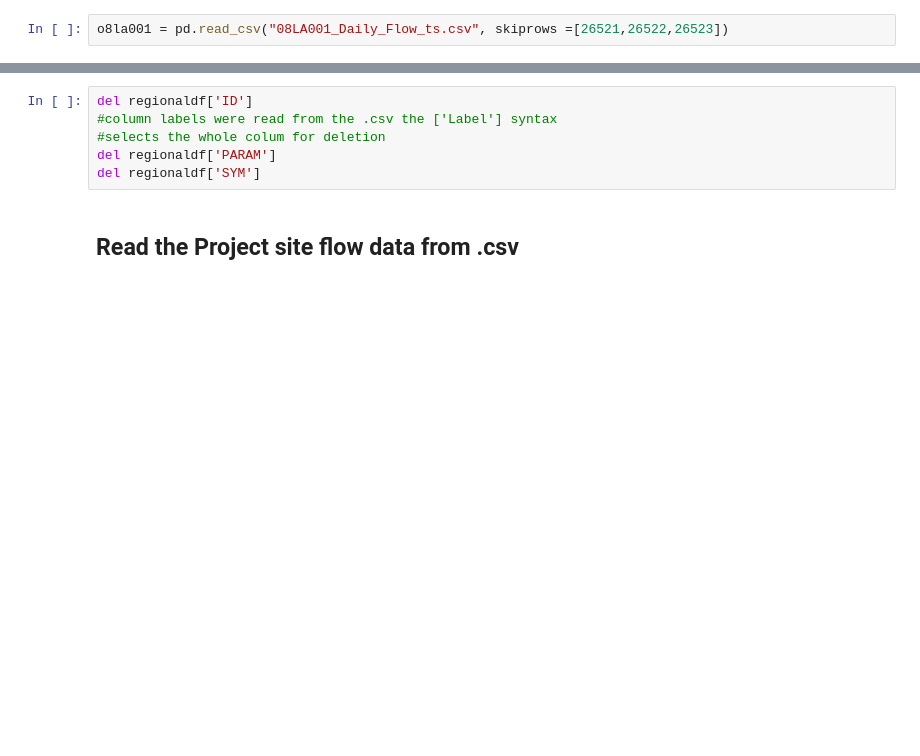
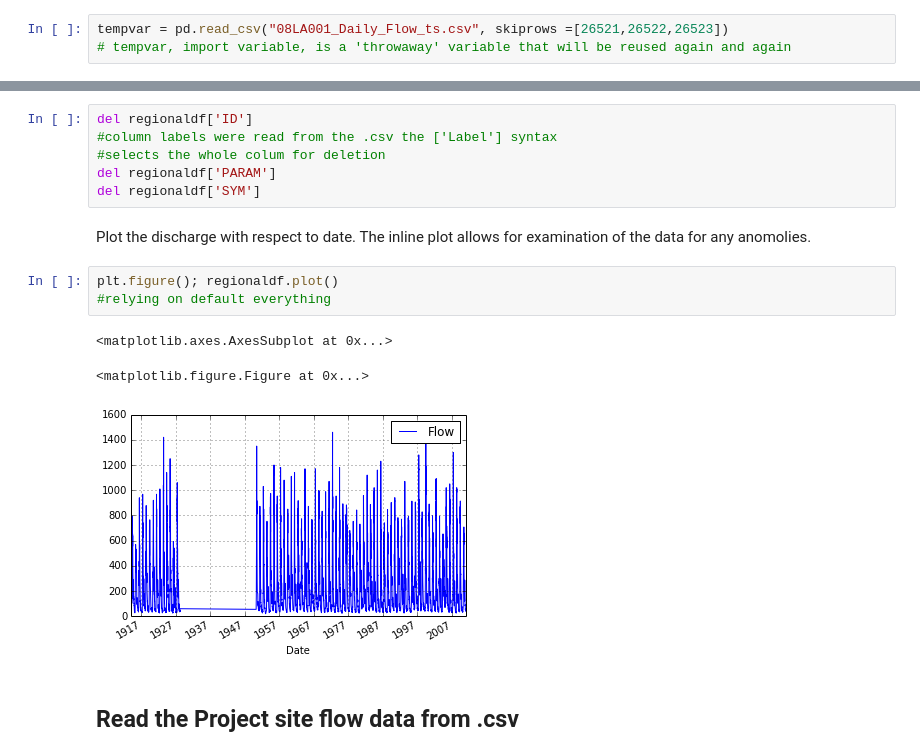
Before and after one commit to MarkSmithlxviii/HydrologicAnalysis, a Jupyter notebook: HydrologicAnalysisandFlowForecast.ipynb, the cells around one changed output, grey strips where cells are left out. Cells and saved outputs as stored; diff of their text form; blank space fills up the shorter version.

```diff
--- a/HydrologicAnalysisandFlowForecast.ipynb
+++ b/HydrologicAnalysisandFlowForecast.ipynb
@@ -40,5 +39,6 @@ Read the flow data from the regional station into a pandas data frame. The data
 # %%
-o8la001 = pd.read_csv("08LA001_Daily_Flow_ts.csv", skiprows =[26521,26522,26523])
+tempvar = pd.read_csv("08LA001_Daily_Flow_ts.csv", skiprows =[26521,26522,26523])
+# tempvar, import variable, is a 'throwaway' variable that will be reused again and again
 # %% [markdown]
 Convert to a pandas data frame, use .head() and .tail() to have a look at the top and bottom of the data to see if there is any problems.  Use .describe() to see a summary of the data.
 # %%
@@ -96,6 +97,15 @@ del regionaldf['ID']
 #selects the whole colum for deletion
 del regionaldf['PARAM']
 del regionaldf['SYM']
+# %% [markdown]
+Plot the discharge with respect to date.  The inline plot allows for examination of the data for any anomolies.
+# %%
+plt.figure(); regionaldf.plot()
+#relying on default everything
+# %% [output]
+<matplotlib.axes.AxesSubplot at 0x...>
+<matplotlib.figure.Figure at 0x...>
+[figure, added]
 # %% [markdown]
 ## Read the Project site flow data from .csv
 # %% [markdown]
```
Also changed, not shown: parts of 22 cells of this notebook.
